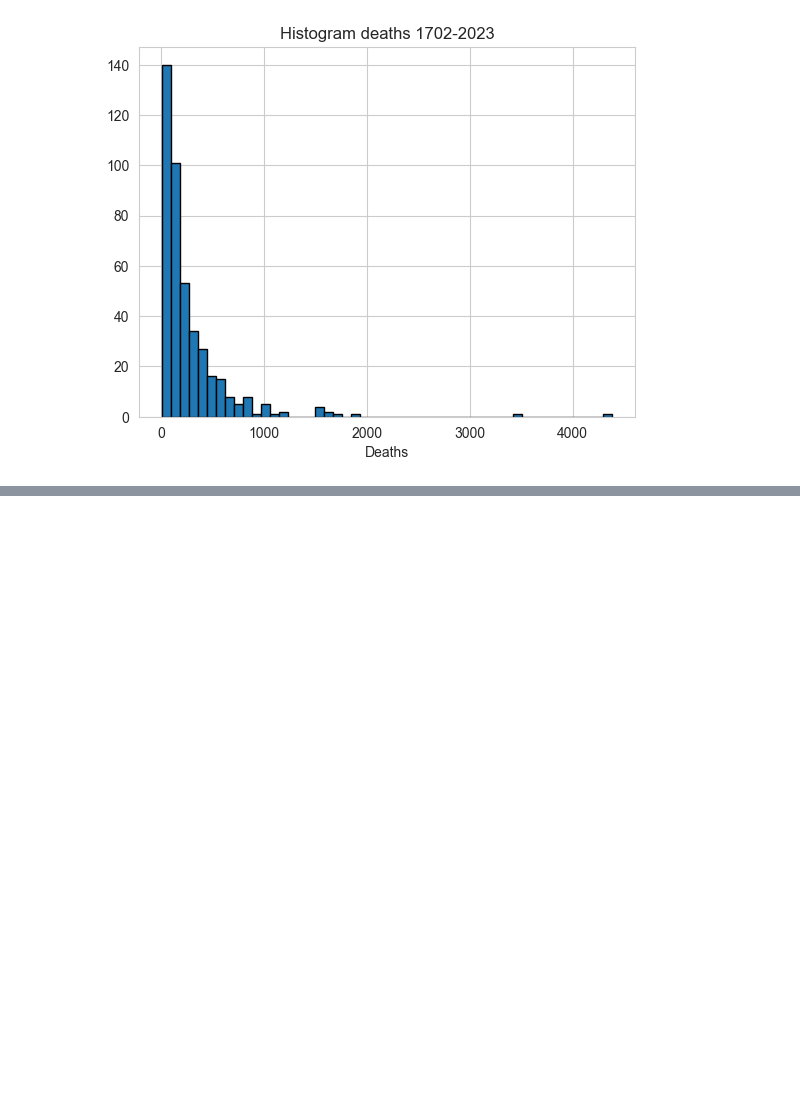
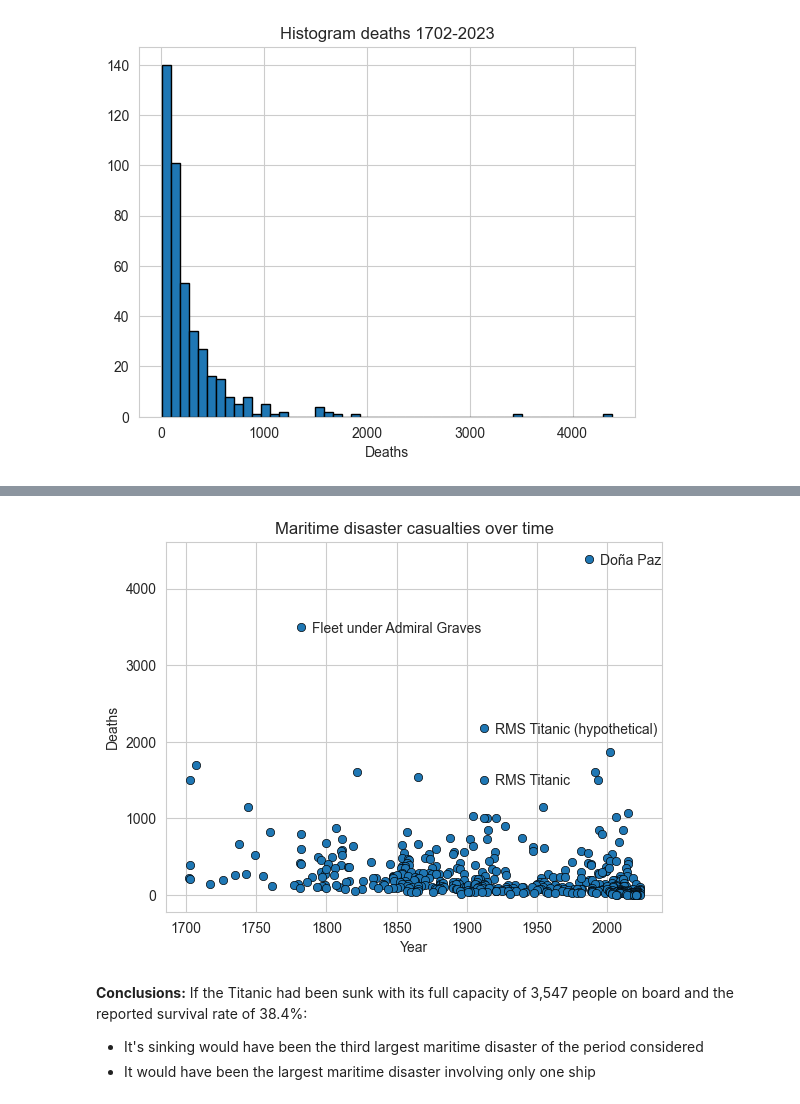
Before and after one commit to ManuelGehl/Titanic-Data-Analysis, a Jupyter notebook: titanic_maritime_disasters.ipynb, the cells around one changed output, grey strips where cells are left out. Cells and saved outputs as stored; diff of their text form; code cells hidden in the pictures; blank space fills up the shorter version.

```diff
--- a/titanic_maritime_disasters.ipynb
+++ b/titanic_maritime_disasters.ipynb
@@ -254,0 +317,18 @@ df_complete.query("deaths >= 1000").sort_values("deaths")
+# %%
+# Plot number of deaths versus year
+ax = sns.scatterplot(data=df_complete, x="year", y="deaths", edgecolor="k")
+ax.set_xlabel("Year")
+ax.set_ylabel("Deaths")
+ax.set_title("Maritime disaster casualties over time")
+ax.text(x=1995, y=4315, s="Doña Paz")
+ax.text(x=1790, y=3425, s="Fleet under Admiral Graves")
+ax.text(x=1920, y=1435, s="RMS Titanic")
+ax.text(x=1920, y=2100, s="RMS Titanic (hypothetical)")
+plt.show()
+# %% [output]
+[figure, added]
+# %% [markdown]
+**Conclusions:** If the Titanic had been sunk with its full capacity of 3,547 people on board and the reported survival rate of 38.4%:
+
+* It's sinking would have been the third largest maritime disaster of the period considered
+* It would have been the largest maritime disaster involving only one ship
```
Also changed, not shown: parts of 13 cells of this notebook, 1 other file.
